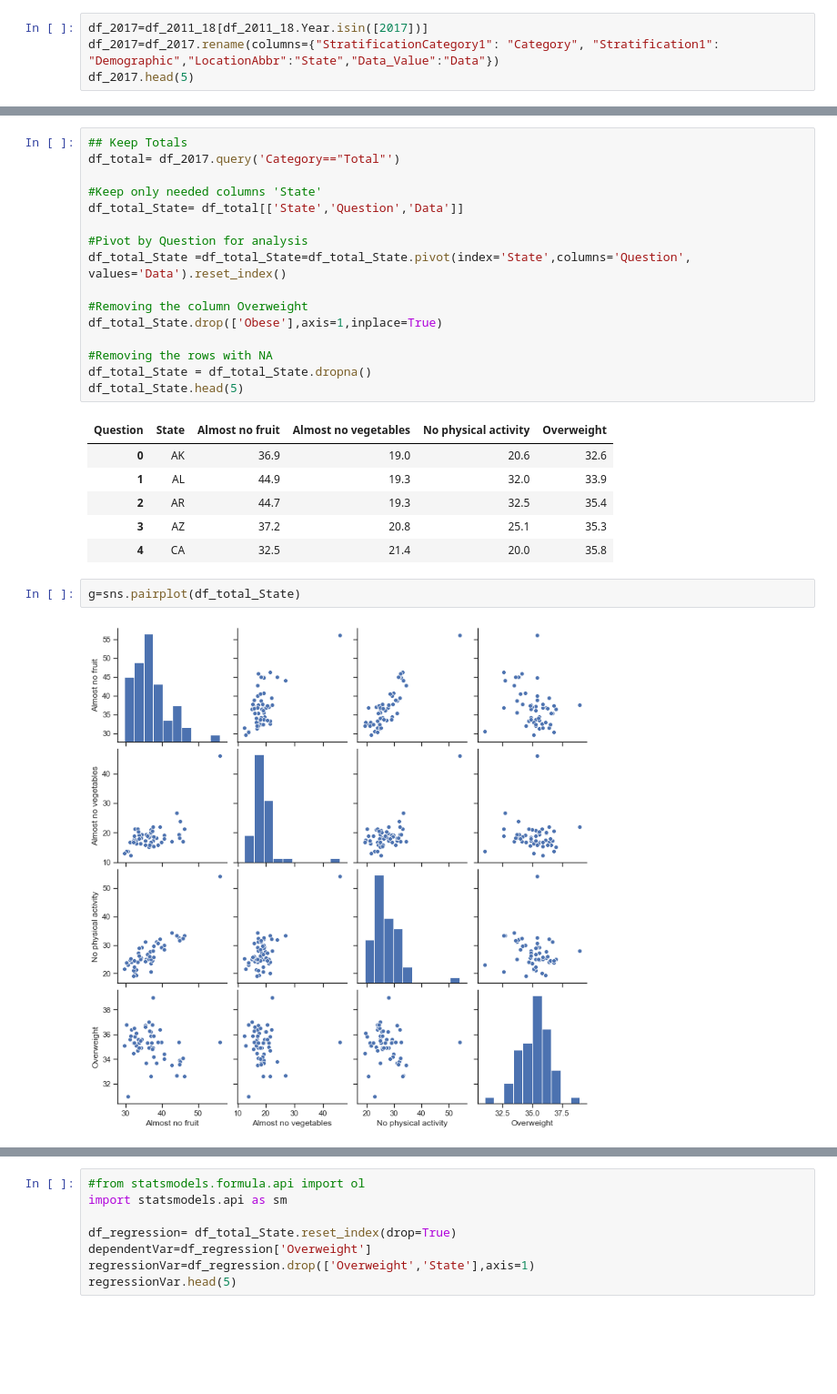
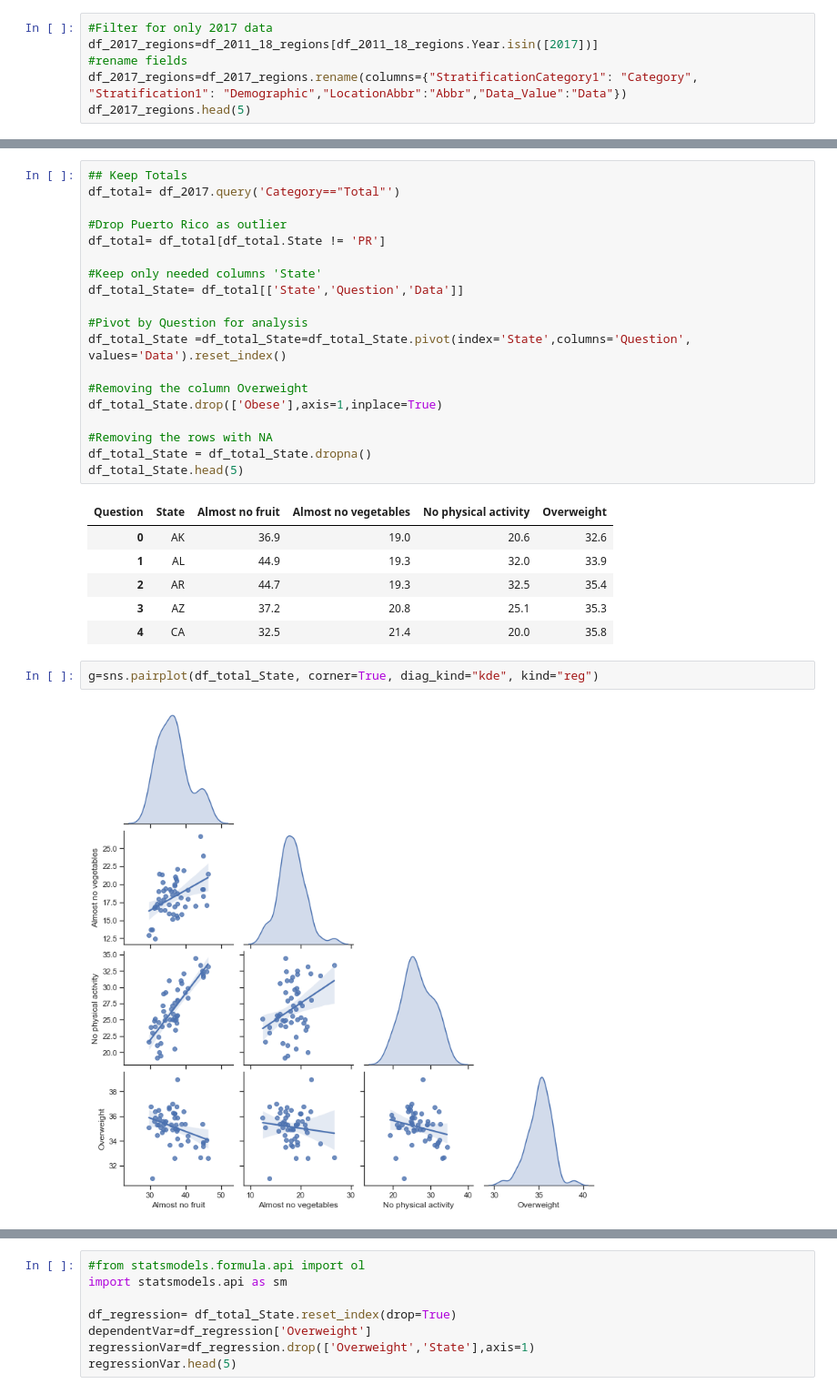
Before and after one commit to DimitriKourouniotis/Capstone-2, a Jupyter notebook: Capstone 2.ipynb, the cells around one changed output, grey strips where cells are left out. Shown at 91% size. Saved outputs shown, nothing was run; the diff lists cells and outputs as text; blank space fills up the shorter version.

```diff
--- a/Capstone 2.ipynb
+++ b/Capstone 2.ipynb
@@ -556,7 +681,9 @@ df_2011_18
 # %% [markdown]
 Keep only 2017 for the initial Analysis
 # %%
-df_2017=df_2011_18[df_2011_18.Year.isin([2017])]
-df_2017=df_2017.rename(columns={"StratificationCategory1": "Category", "Stratification1": "Demographic","LocationAbbr":"State","Data_Value":"Data"})
-df_2017.head(5)
+#Filter for only 2017 data
+df_2017_regions=df_2011_18_regions[df_2011_18_regions.Year.isin([2017])]
+#rename fields
+df_2017_regions=df_2017_regions.rename(columns={"StratificationCategory1": "Category", "Stratification1": "Demographic","LocationAbbr":"Abbr","Data_Value":"Data"})
+df_2017_regions.head(5)
 # %% [output]
@@ -672,6 +1029,9 @@ Warnings:
 # %%
 ## Keep Totals
 df_total= df_2017.query('Category=="Total"')
+
+#Drop Puerto Rico as outlier
+df_total= df_total[df_total.State != 'PR']
 
 #Keep only needed columns 'State'
 df_total_State= df_total[['State','Question','Data']]
@@ -693,9 +1053,9 @@ df_total_State.head(5)
 | 3 | AZ | 37.2 | 20.8 | 25.1 | 35.3 |
 | 4 | CA | 32.5 | 21.4 | 20.0 | 35.8 |
 # %%
-g=sns.pairplot(df_total_State)
+g=sns.pairplot(df_total_State, corner=True, diag_kind="kde", kind="reg")
 # %% [output]
-[figure, old version]
+[figure, new version]
 # %%
 # compute correlation matrix using pandas corr() function
 corr_df = df_total_State.corr(method='pearson')
```
Also changed, not shown: parts of 65 cells of this notebook.
